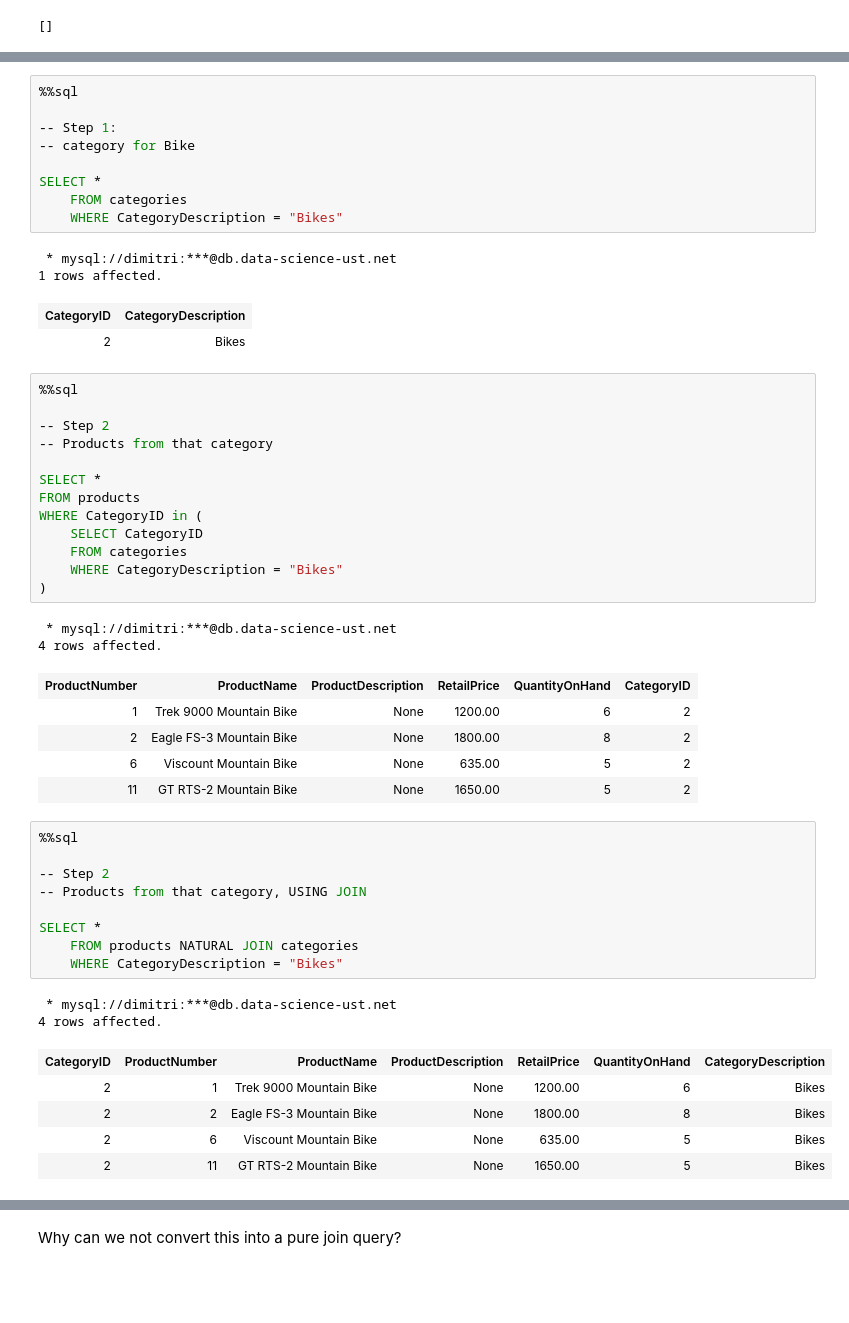
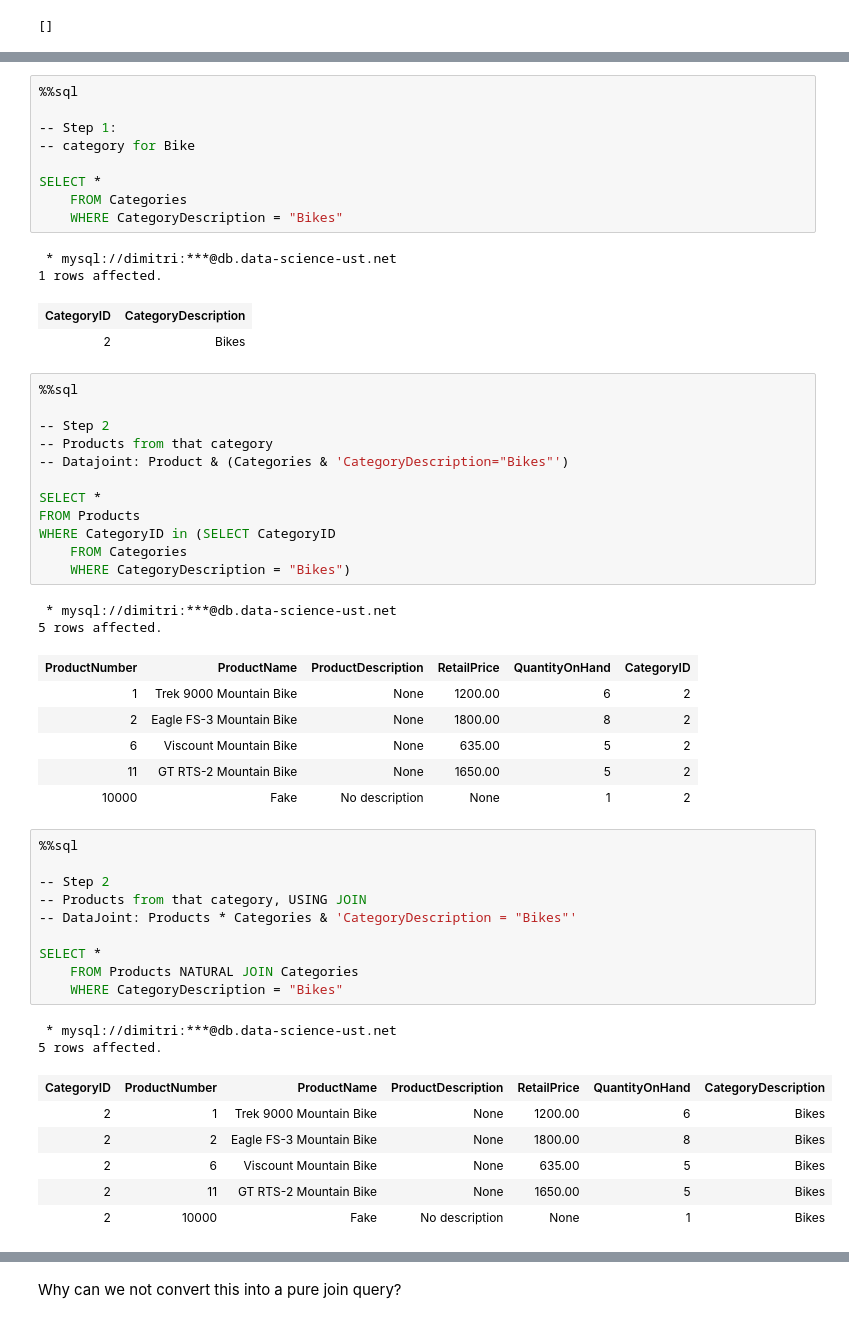
Before and after one commit to dimitri-yatsenko/Database-Systems-for-Data-Science, a Jupyter notebook: notebooks/Assign-06.ipynb, the cells around one changed output, grey strips where cells are left out. Saved outputs shown, nothing was run; the diff lists cells and outputs as text; blank space fills up the shorter version.

```diff
--- a/notebooks/Assign-06.ipynb
+++ b/notebooks/Assign-06.ipynb
@@ -74,7 +70,7 @@ show tables
 -- category for Bike
 
 SELECT *
-    FROM categories
+    FROM Categories
     WHERE CategoryDescription = "Bikes"
 # %% [output]
  * mysql://dimitri:***@db.data-science-ust.net
@@ -86,36 +82,38 @@ SELECT *
 
 -- Step 2
 -- Products from that category
+-- Datajoint: Product & (Categories & 'CategoryDescription="Bikes"')
 
 SELECT *
-FROM products
-WHERE CategoryID in (
-    SELECT CategoryID
-    FROM categories
-    WHERE CategoryDescription = "Bikes"
-)
+FROM Products
+WHERE CategoryID in (SELECT CategoryID
+    FROM Categories
+    WHERE CategoryDescription = "Bikes")
 # %% [output]
  * mysql://dimitri:***@db.data-science-ust.net
-4 rows affected.
+5 rows affected.
 | ProductNumber | ProductName | ProductDescription | RetailPrice | QuantityOnHand | CategoryID |
 | 1 | Trek 9000 Mountain Bike | None | 1200.00 | 6 | 2 |
 | 2 | Eagle FS-3 Mountain Bike | None | 1800.00 | 8 | 2 |
 | 6 | Viscount Mountain Bike | None | 635.00 | 5 | 2 |
 | 11 | GT RTS-2 Mountain Bike | None | 1650.00 | 5 | 2 |
+| 10000 | Fake | No description | None | 1 | 2 |
 # %%
 %%sql
 
 -- Step 2
 -- Products from that category, USING JOIN
+-- DataJoint: Products * Categories & 'CategoryDescription = "Bikes"'
 
 SELECT *
-    FROM products NATURAL JOIN categories
+    FROM Products NATURAL JOIN Categories
     WHERE CategoryDescription = "Bikes"
 # %% [output]
  * mysql://dimitri:***@db.data-science-ust.net
-4 rows affected.
+5 rows affected.
 | CategoryID | ProductNumber | ProductName | ProductDescription | RetailPrice | QuantityOnHand | CategoryDescription |
 | 2 | 1 | Trek 9000 Mountain Bike | None | 1200.00 | 6 | Bikes |
 | 2 | 2 | Eagle FS-3 Mountain Bike | None | 1800.00 | 8 | Bikes |
 | 2 | 6 | Viscount Mountain Bike | None | 635.00 | 5 | Bikes |
 | 2 | 11 | GT RTS-2 Mountain Bike | None | 1650.00 | 5 | Bikes |
+| 2 | 10000 | Fake | No description | None | 1 | Bikes |
```
Also changed, not shown: parts of 13 cells of this notebook, 1 other file.
